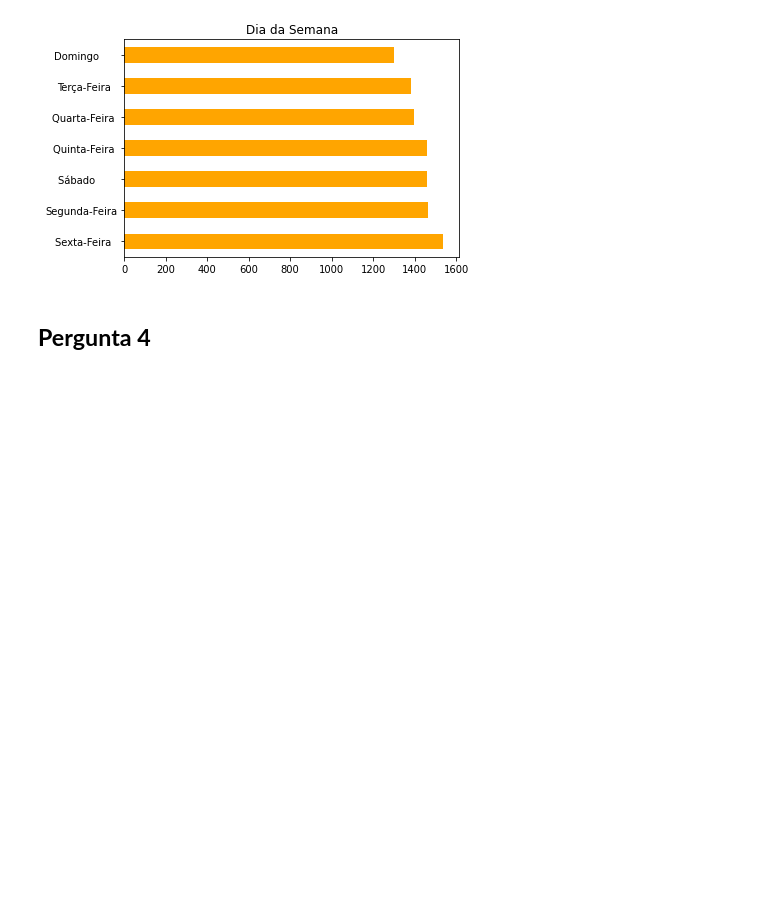
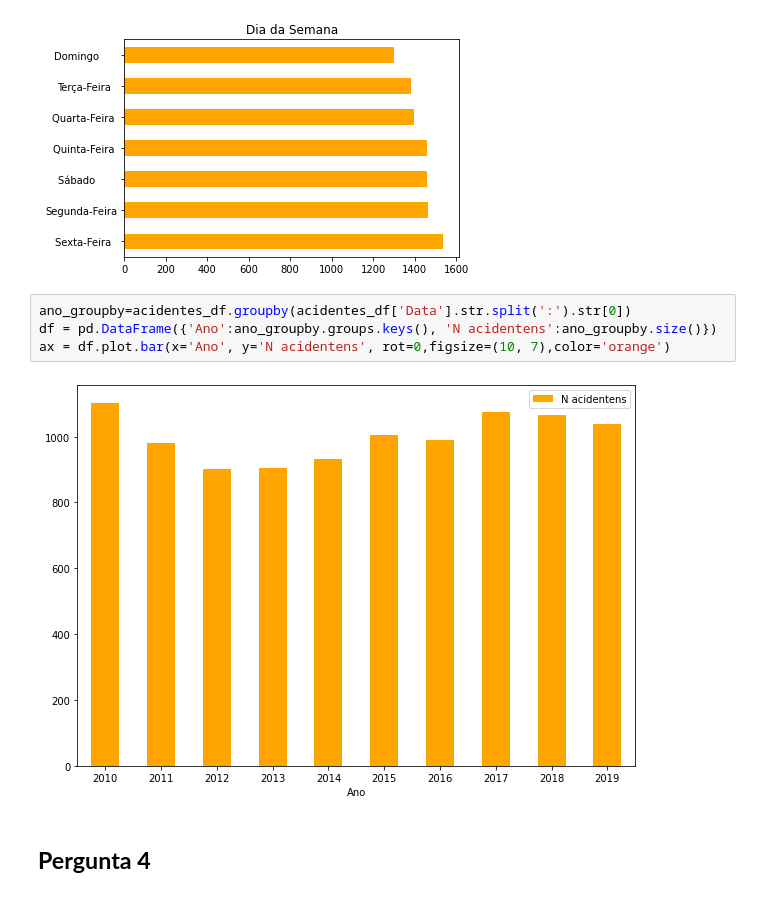
Before and after one commit to mrdso2-iscte/IAA_PROJECT, a Jupyter notebook: IAA.ipynb, the cells around one changed output. Saved outputs shown, nothing was run; the diff lists cells and outputs as text; blank space fills up the shorter version.

```diff
--- a/IAA.ipynb
+++ b/IAA.ipynb
@@ -360,6 +360,12 @@ acidentes_df['Dia da Semana'].value_counts().plot(kind = 'barh',rot = 0,color='o
 # %% [output]
 <matplotlib.axes._subplots.AxesSubplot at 0x...>
 [figure]
+# %%
+ano_groupby=acidentes_df.groupby(acidentes_df['Data'].str.split(':').str[0])
+df = pd.DataFrame({'Ano':ano_groupby.groups.keys(), 'N acidentens':ano_groupby.size()})
+ax = df.plot.bar(x='Ano', y='N acidentens', rot=0,figsize=(10, 7),color='orange')
+# %% [output]
+[figure, added]
 # %% [markdown]
 ## **Pergunta 4**
 # %% [markdown]
```
Also changed, not shown: parts of 1 cell of this notebook.
